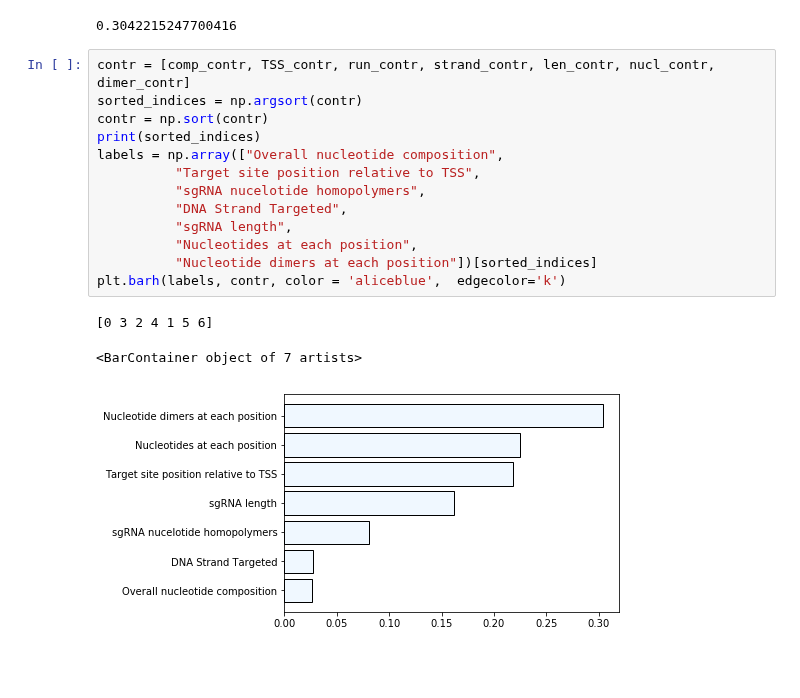
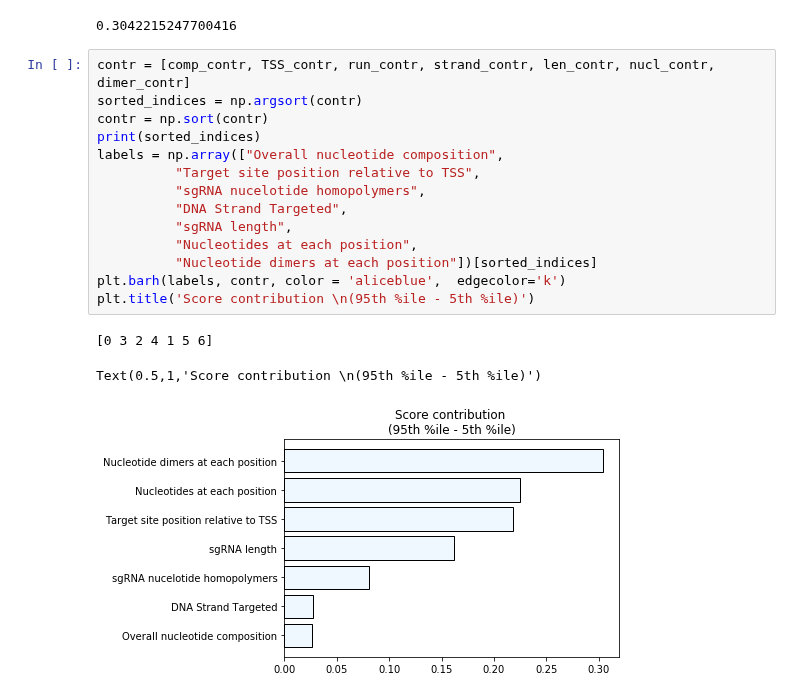
Before and after one commit to AnthonyHein/QCB455Project, a Jupyter notebook: PredictionWeights.ipynb, the cells around one changed output. Drawn from its saved outputs; the diff is of its cells as text; blank space fills up the shorter version.

Commit message:
add title

```diff
--- a/PredictionWeights.ipynb
+++ b/PredictionWeights.ipynb
@@ -331,17 +331,18 @@ dimer_contr
 # %%
 contr = [comp_contr, TSS_contr, run_contr, strand_contr, len_contr, nucl_contr, dimer_contr]
 sorted_indices = np.argsort(contr)
 contr = np.sort(contr)
 print(sorted_indices)
 labels = np.array(["Overall nucleotide composition",
           "Target site position relative to TSS",
           "sgRNA nucelotide homopolymers",
           "DNA Strand Targeted",
           "sgRNA length",
           "Nucleotides at each position",
           "Nucleotide dimers at each position"])[sorted_indices]
 plt.barh(labels, contr, color = 'aliceblue',  edgecolor='k')
+plt.title('Score contribution \n(95th %ile - 5th %ile)')
 # %% [output]
 [0 3 2 4 1 5 6]
-<BarContainer object of 7 artists>
+Text(0.5,1,'Score contribution \n(95th %ile - 5th %ile)')
-[figure, old version]
+[figure, new version]
```
